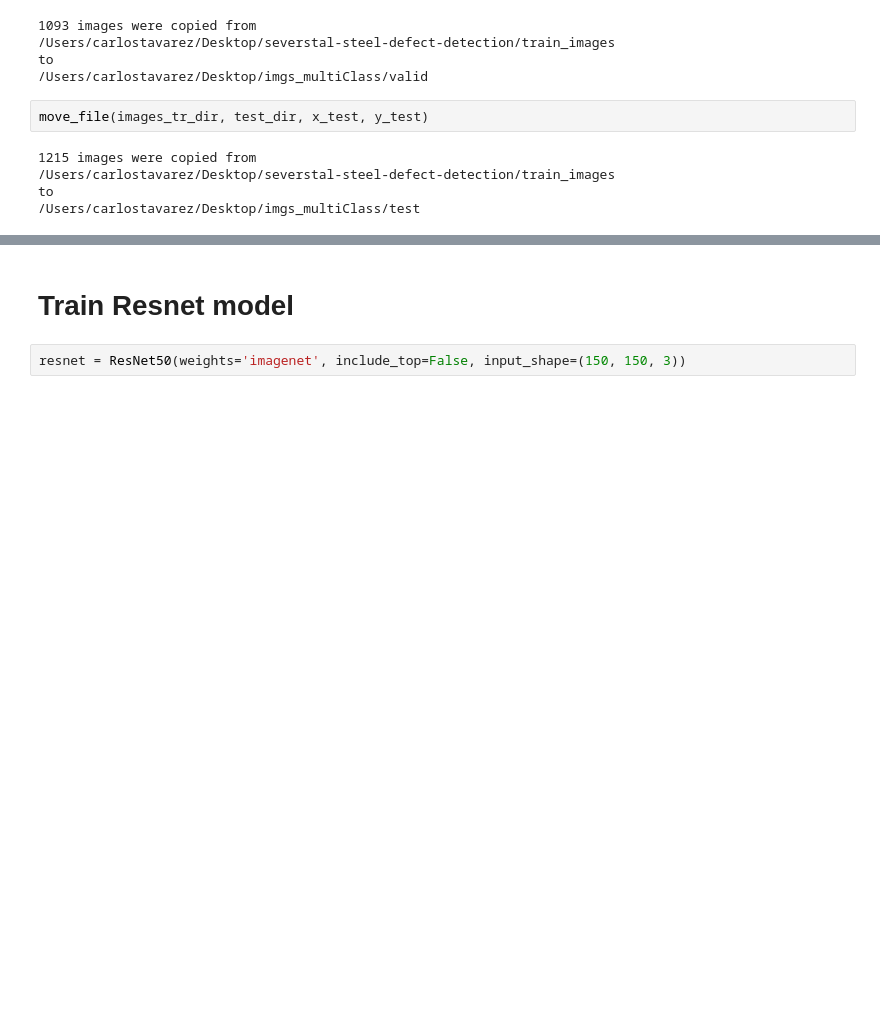
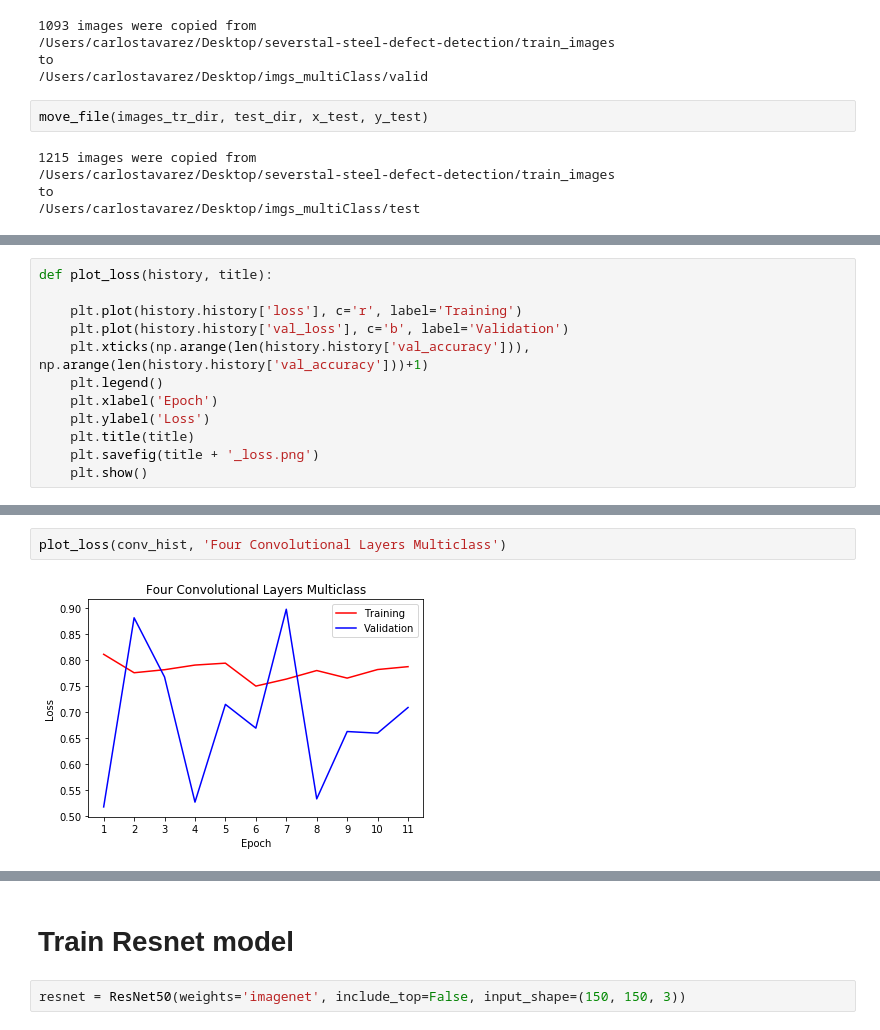
Before and after one commit to carlosezmz/Steel-Defects-Classification, a Jupyter notebook: Experimental_Carlos.ipynb, the cells around one changed output, grey strips where cells are left out. Drawn from its saved outputs; the diff is of its cells as text; blank space fills up the shorter version.

```diff
--- a/Experimental_Carlos.ipynb
+++ b/Experimental_Carlos.ipynb
@@ -365,0 +730,12 @@ to
+# %%
+def plot_loss(history, title):
+
+    plt.plot(history.history['loss'], c='r', label='Training')
+    plt.plot(history.history['val_loss'], c='b', label='Validation')
+    plt.xticks(np.arange(len(history.history['val_accuracy'])), np.arange(len(history.history['val_accuracy']))+1)
+    plt.legend()
+    plt.xlabel('Epoch')
+    plt.ylabel('Loss')
+    plt.title(title)
+    plt.savefig(title + '_loss.png')
+    plt.show()
@@ -365,0 +754,4 @@ to
+# %%
+plot_loss(conv_hist, 'Four Convolutional Layers Multiclass')
+# %% [output]
+[figure, added]
```
Also changed, not shown: parts of 96 cells of this notebook, 15 other files.
